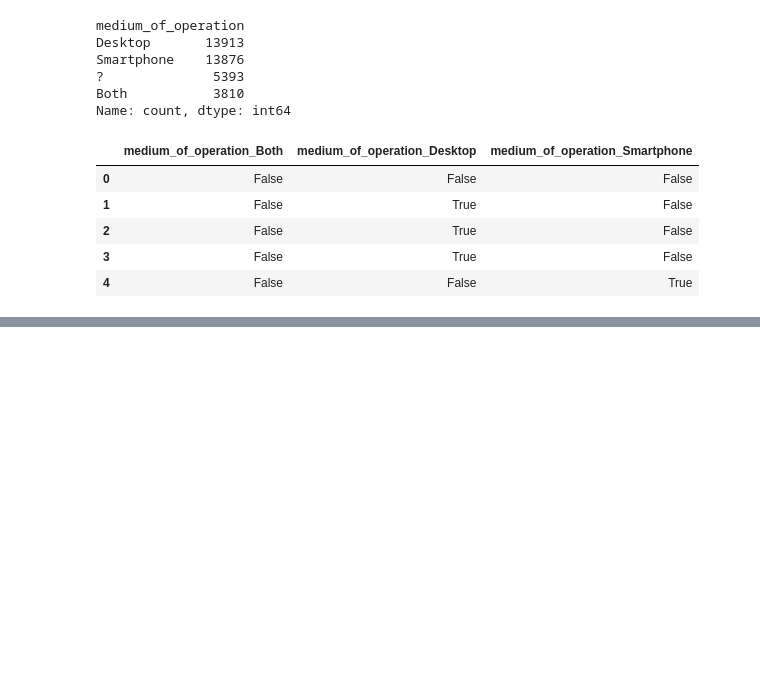
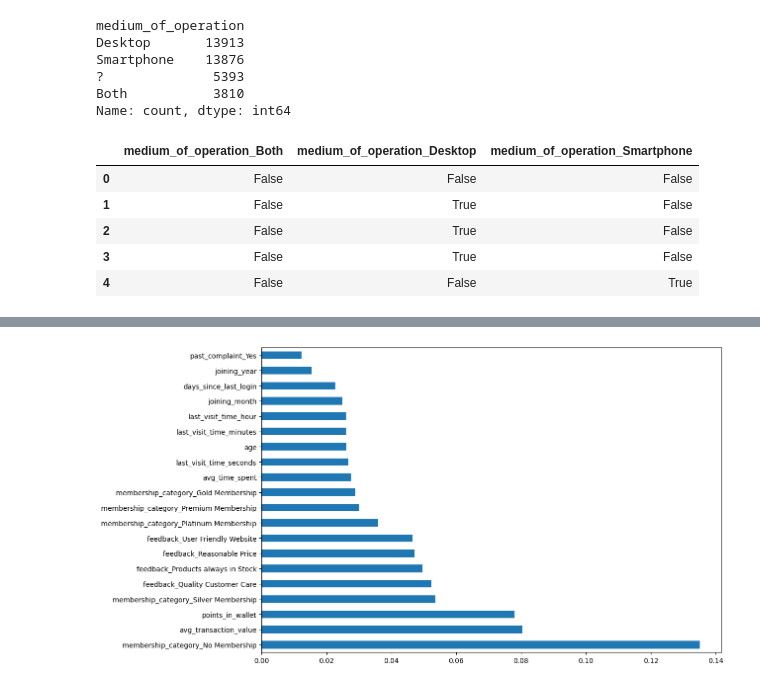
Before and after one commit to gpratik143/Customer-Churn-Prediction, a Jupyter notebook: Prediction.ipynb, the cells around one changed output, grey strips where cells are left out. Cells and saved outputs as stored; diff of their text form; code cells hidden in the pictures; blank space fills up the shorter version.

```diff
--- a/Prediction.ipynb
+++ b/Prediction.ipynb
@@ -549,0 +660,2 @@ medium.head()
+# %%
+data_train.drop(["customer_id", "Name", "gender", "security_no", "region_category", "membership_category", "joined_through_referral", "referral_id", "preferred_offer_types", "medium_of_operation", "internet_option", "used_special_discount", "offer_application_preference", "past_complaint", "feedback", "avg_frequency_login_days" ], axis = 1, inplace = True)
@@ -549,0 +811,21 @@ medium.head()
+# %%
+x = data_train.loc[:, ['age', 'days_since_last_login', 'avg_time_spent',
+       'avg_transaction_value', 'points_in_wallet',
+       'joining_month', 'joining_year', 'last_visit_time_hour',
+       'last_visit_time_minutes', 'last_visit_time_seconds', 'gender_M',
+       'gender_Unknown', 'region_category_Town', 'region_category_Village',
+       'membership_category_Gold Membership',
+       'membership_category_No Membership',
+       'membership_category_Platinum Membership',
+       'membership_category_Premium Membership',
+       'membership_category_Silver Membership', 'joined_through_referral_No',
+       'joined_through_referral_Yes',
+       'preferred_offer_types_Gift Vouchers/Coupons',
+       'preferred_offer_types_Without Offers', 'medium_of_operation_Both',
+       'medium_of_operation_Desktop', 'medium_of_operation_Smartphone',
+       'internet_option_Mobile_Data', 'internet_option_Wi-Fi',
+       'used_special_discount_Yes', 'past_complaint_Yes',
+       'feedback_Poor Customer Service', 'feedback_Poor Product Quality',
+       'feedback_Poor Website', 'feedback_Products always in Stock',
+       'feedback_Quality Customer Care', 'feedback_Reasonable Price',
+       'feedback_Too many ads', 'feedback_User Friendly Website']]
@@ -549,0 +842,3 @@ medium.head()
+# %%
+y=data_train[["churn_risk_score"]]
+y.head
@@ -549,0 +860,6 @@ medium.head()
+# %%
+# important feature using extratreeregressor
+
+from sklearn.ensemble import ExtraTreesRegressor
+selection = ExtraTreesRegressor()
+selection.fit(x,y)
@@ -549,0 +878,9 @@ medium.head()
+# %%
+#plot graph of feature importances for better visualization
+
+plt.figure(figsize = (12,8))
+feat_importances = pd.Series(selection.feature_importances_, index=x.columns)
+feat_importances.nlargest(20).plot(kind='barh')
+plt.show()
+# %% [output]
+[figure, added]
```
Also changed, not shown: parts of 44 cells of this notebook.
